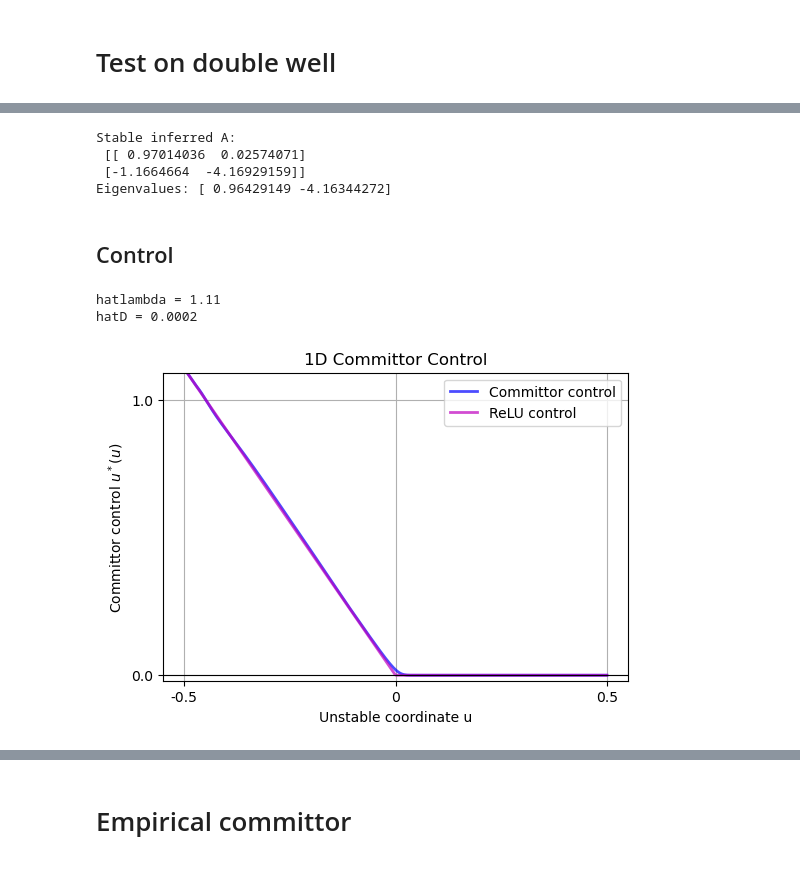
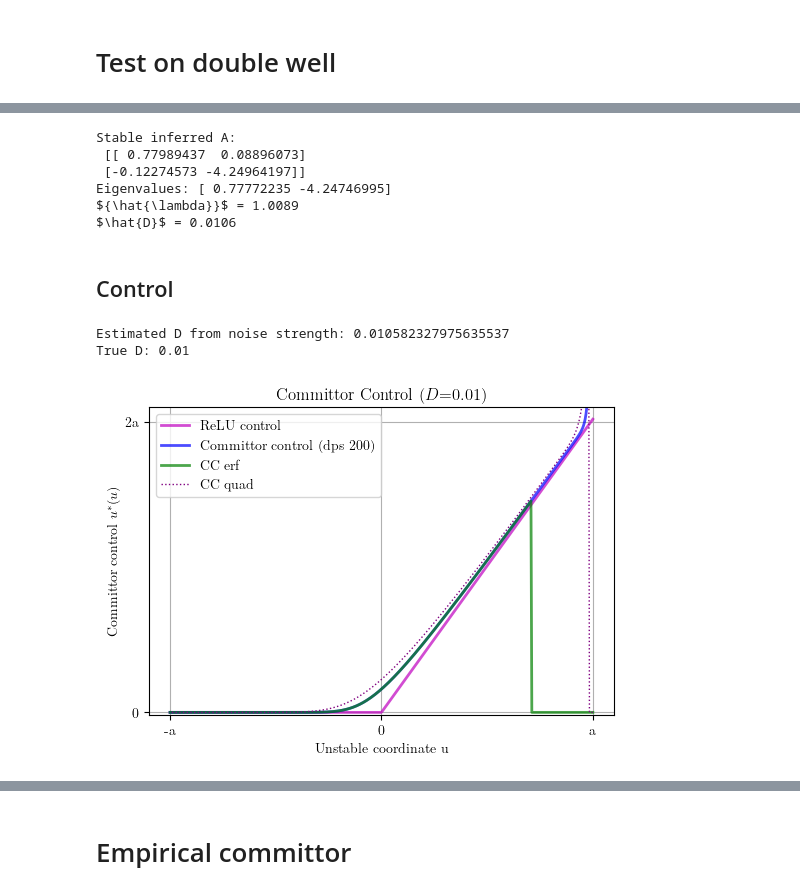
Before and after one commit to Asagodi/committor_control, a Jupyter notebook: estimation_test.ipynb, the cells around one changed output, grey strips where cells are left out. Drawn from its saved outputs; the diff is of its cells as text; code cells hidden in the pictures.

```diff
--- a/estimation_test.ipynb
+++ b/estimation_test.ipynb
@@ -223,7 +81,8 @@ dt = 0.01
 dim = 2
 X = np.zeros((T, dim))
 X[0] = np.array([0.05, 0.05])  # start near saddle
-noise_std = 0.01
+D = 0.01
+noise_std = D_to_noise_std(D)
 
 for t in range(1, T):
     dx = drift_func(t, X[t-1])
@@ -691,11 +271,17 @@ A_est, _, _, _ = np.linalg.lstsq(X_prev * dt, (X_next - X_prev), rcond=None)
 Lambda_est, Q_mat_est = np.linalg.eig(A_est)
 print("Stable inferred A:\n", A_est)
 print("Eigenvalues:", Lambda_est)
+
+print("${{\hat{{\\lambda}}}}$ = {:.4f}".format(tracker.lambda_history[-1]))
+D_est = noise_strength_to_D(tracker.noise_strength, dt, dim=dim, sde_convention="sqrt2D")
+print(f"$\\hat{{D}}$ = {D_est:.4f}")
 # %% [output]
 Stable inferred A:
- [[ 0.97014036  0.02574071]
- [-1.1664664  -4.16929159]]
-Eigenvalues: [ 0.96429149 -4.16344272]
+ [[ 0.77989437  0.08896073]
+ [-0.12274573 -4.24964197]]
+Eigenvalues: [ 0.77772235 -4.24746995]
+${\hat{\lambda}}$ = 1.0089
+$\hat{D}$ = 0.0106
 # %%
 from scipy.integrate import quad
 from scipy.special import erf
@@ -878,14 +588,10 @@ def high_precision_control(xs: np.ndarray, a: float, r: float, D: float, precisi
-# %%
-print("hatlambda = {:.2f}".format(tracker.lambda_history[-1]))
-D = tracker.noise_strength / dim
-print("hatD = {:.4f}".format(D))
-# %% [output]
-hatlambda = 1.11
-hatD = 0.0002
 # %%
-# Vectorize
-a = .5
-D = tracker.noise_strength / dim
+a = 1
+noise_strength = tracker.noise_strength
+D_est = noise_strength_to_D(noise_strength, dt, dim)
+print("Estimated D from noise strength:", D_est)
+D_true = D
+print("True D:", D_true)
 r = tracker.lambda_history[-1] / (2*D)
 
 u_vals = np.linspace(-a, a, 500)
@@ -893,32 +599,42 @@ u_vals = np.linspace(-a, a, 500)
 # Committor function using erf
 sqrt_r2 = np.sqrt(r/2)
 q_vals = (erf(sqrt_r2 * u_vals) - erf(-sqrt_r2 * a)) / (erf(sqrt_r2 * a) - erf(-sqrt_r2 * a))
-
 # q'(u) using analytic derivative
 q_prime = np.sqrt(2*r/np.pi) * np.exp(-0.5 * r * u_vals**2) / (erf(sqrt_r2 * a) - erf(-sqrt_r2 * a))
+# Committor control u* = 2 D q'/q
+u_star_erf_2 = 4 * D * q_prime / np.maximum(q_vals, 1e-12)  # avoid division by zero
 
-# Committor control u* = 2 D q'/q
-u_star = 2 * D * q_prime / np.maximum(q_vals, 1e-12)  # avoid division by zero
+u_star_erf = committor_control_erf(u_vals, lambda_u=tracker.lambda_history[-1], D=D, a=a)
 
-u_star_hp = high_precision_control(u_vals, a=0.5, r=r, D=D, precision=25)
+u_star_quad = committor_control_quad_1d(u_vals, a=a, lambda_u=tracker.lambda_history[-1], D=D)
+
+dps = 200
+u_star_hp = high_precision_control(u_vals, a=a, r=r, D=D, precision=dps)
 
 u_relu = -relu_control_1d(-u_vals, lambda_u=tracker.lambda_history[-1])
+# %% [output]
+Estimated D from noise strength: 0.010582327975635537
+True D: 0.01
 # %%
 # Plot
 plt.figure(figsize=(6,4))
-plt.plot(u_vals, u_star_hp, 'b', lw=2, label='Committor control', alpha=0.7)
-plt.plot(u_vals, u_relu, 'm', lw=2, label='ReLU control', alpha=0.7)
-plt.axhline(0, color='k', lw=0.8)
+plt.plot(-u_vals, u_relu, 'm', lw=2, label='ReLU control', alpha=0.7)
+plt.plot(-u_vals, u_star_hp, 'b', lw=2, label=f'Committor control (dps {dps})', alpha=0.7) #decimal places of significant digits
+plt.plot(-u_vals, u_star_erf, 'g', lw=2, label='CC erf', alpha=0.7)
+#plt.plot(u_vals, u_star_erf_2, 'r--', lw=1, label='CC erf 2', alpha=0.7)
+plt.plot(-u_vals, u_star_quad, ':', color='purple', lw=1, label='CC quad', alpha=1)
+
+#plt.axhline(0, color='k', lw=0.8)
 #plt.axvline(-a, color='r', ls='--', label='Absorbing A')
 #plt.axvline(a, color='g', ls='--', label='Absorbing B')
-plt.xticks([-a, 0, a], [f'{-a:.1f}', '0', f'{a:.1f}'])
-plt.yticks([0, 2*a], [f'{0:.1f}', f'{2*a:.1f}'])
 plt.ylim([-0.02, 2*a + 0.1])
+plt.xticks([-a, 0, a], ['-a', '0', 'a'])
+plt.yticks([0, 2*a], ['0', '2a'])
 plt.xlabel("Unstable coordinate u")
 plt.ylabel("Committor control $u^*(u)$")
-plt.title("1D Committor Control")
+plt.title(f"Committor Control ($D$={D})")
 plt.legend()
 plt.grid(True)
 plt.show()
 # %% [output]
-[figure, old version]
+[figure, new version]
```
Also changed, not shown: parts of 32 cells of this notebook.
